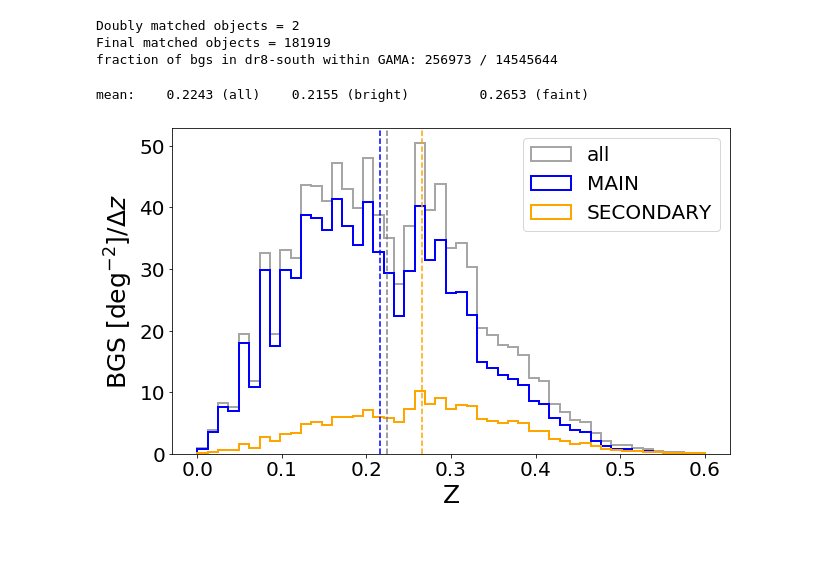
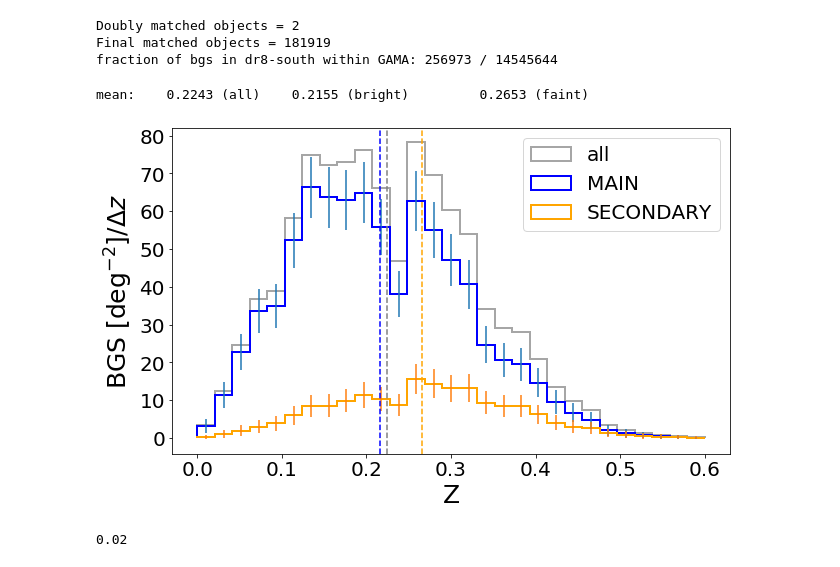
Before and after one commit to qmxp55/bgstargets, a Jupyter notebook: doc/n_z_rnaas.ipynb, the cells around one changed output. Drawn from its saved outputs; the diff is of its cells as text; code cells hidden in the pictures.

```diff
--- a/doc/n_z_rnaas.ipynb
+++ b/doc/n_z_rnaas.ipynb
@@ -57,9 +57,9 @@ ispathdir = os.path.isdir(pathdir)
 if not ispathdir: os.mkdir(pathdir)
 
 #get sweeps for GAMA footprint
-lsin12 =  get_sweep_whole(patch=gama12(), dr=dr, rlimit=None, maskbitsource=False, bgsbits=True, opt='1')
-lsin15 =  get_sweep_whole(patch=gama15(), dr=dr, rlimit=None, maskbitsource=False, bgsbits=True, opt='1')
-lsin09 =  get_sweep_whole(patch=gama09(), dr=dr, rlimit=None, maskbitsource=False, bgsbits=True, opt='1')
+lsin12 =  get_sweep_whole(patch=gama12(), dr=dr, rlimit=None, maskbitsource=False, bgsbits=True, opt='2')
+lsin15 =  get_sweep_whole(patch=gama15(), dr=dr, rlimit=None, maskbitsource=False, bgsbits=True, opt='2')
+lsin09 =  get_sweep_whole(patch=gama09(), dr=dr, rlimit=None, maskbitsource=False, bgsbits=True, opt='2')
 
 # merge the SWEEPS in GAMA fileds targets in a single data frame
 cat = np.concatenate((lsin12, lsin15, lsin09))
@@ -104,35 +194,43 @@ fig = plt.figure(figsize=(10,6))
 
 N = np.sum((dr8_gama) & (bgs))
 cumu = False
 Ared = 175
 
 mask = (dr8_gama) & (dr8_z > 0) & (dr8_z < 0.8) & (bgs)
 maskB = (dr8_gama) & (dr8_z > 0) & (dr8_z < 0.8) & (cat['RMAG'] < 19.5) & (bgs)
 maskF = (dr8_gama) & (dr8_z > 0) & (dr8_z < 0.8) & (cat['RMAG'] > 19.5) & (cat['RMAG'] < 20.) & (bgs)
-bins = np.linspace(0,0.6,50)
+bins = np.linspace(0,0.6,30)
 
 #plt.title(r'BGS cross-matched with GAMA DR3', size=18)
-plt.hist(dr8_z[mask], bins=bins,  weights=np.full(np.sum(mask), 1/Ared), histtype='step', cumulative=cumu, lw=2, color='gray', alpha=0.7, label='all')
-plt.hist(dr8_z[maskB], bins=bins,  weights=np.full(np.sum(maskB), 1/Ared), histtype='step', cumulative=cumu, lw=2, color='blue', label='MAIN')
-plt.hist(dr8_z[maskF], bins=bins,  weights=np.full(np.sum(maskF), 1/Ared), histtype='step', cumulative=cumu, lw=2, color='orange', label='SECONDARY')
+h,e,p = plt.hist(dr8_z[mask], bins=bins,  weights=np.full(np.sum(mask), 1/Ared), histtype='step', cumulative=cumu, lw=2, color='gray', alpha=0.7, label='all')
+hB,eB,pB = plt.hist(dr8_z[maskB], bins=bins,  weights=np.full(np.sum(maskB), 1/Ared), histtype='step', cumulative=cumu, lw=2, color='blue', label='MAIN')
+hF,eF,pF = plt.hist(dr8_z[maskF], bins=bins,  weights=np.full(np.sum(maskF), 1/Ared), histtype='step', cumulative=cumu, lw=2, color='orange', label='SECONDARY')
+
+#
+plt.errorbar((eB[1:]+eB[:-1])/2., hB, np.sqrt(hB), fmt='none')
+plt.errorbar((eF[1:]+eF[:-1])/2., hF, np.sqrt(hF), fmt='none')
 
 print('mean: \t %.4f (all) \t %.4f (bright) \t %.4f (faint)' %(
     np.mean(dr8_z[mask]), np.mean(dr8_z[maskB]), np.mean(dr8_z[maskF])
     ))
 plt.axvline(np.mean(dr8_z[mask]), ls='--', c='gray')
 plt.axvline(np.mean(dr8_z[maskB]), ls='--', c='blue')
 plt.axvline(np.mean(dr8_z[maskF]), ls='--', c='orange')
 
 #plt.hist(dr8_z[(maskB) & (bgs)], bins=bins,  weights=np.full(np.sum((maskB) & (bgs)), 1/N), histtype='step', cumulative=cumu, lw=2, ls='--', color='blue')
 #plt.hist(dr8_z[(maskF) & (bgs)], bins=bins,  weights=np.full(np.sum((maskF) & (bgs)), 1/N), histtype='step', cumulative=cumu, lw=2, ls='--', color='orange')
 plt.xlabel(r'Z', size=25)
 plt.ylabel(r'BGS [deg$^{-2}$]/$\Delta z$', size=25)
 plt.legend(fontsize=20)
 plt.xticks(fontsize=20)
 plt.yticks(fontsize=20)
 
 file = pathdir+'bgs_nz'
 fig.savefig(file+'.png', bbox_inches = 'tight', pad_inches = 0, dpi=300)
 # %% [output]
 mean:    0.2243 (all)    0.2155 (bright)         0.2653 (faint)
-[figure, old version]
+[figure, new version]
+# %%
+0.6/30
+# %% [output]
+0.02
```
Also changed, not shown: parts of 1 cell of this notebook, 6 other files.
